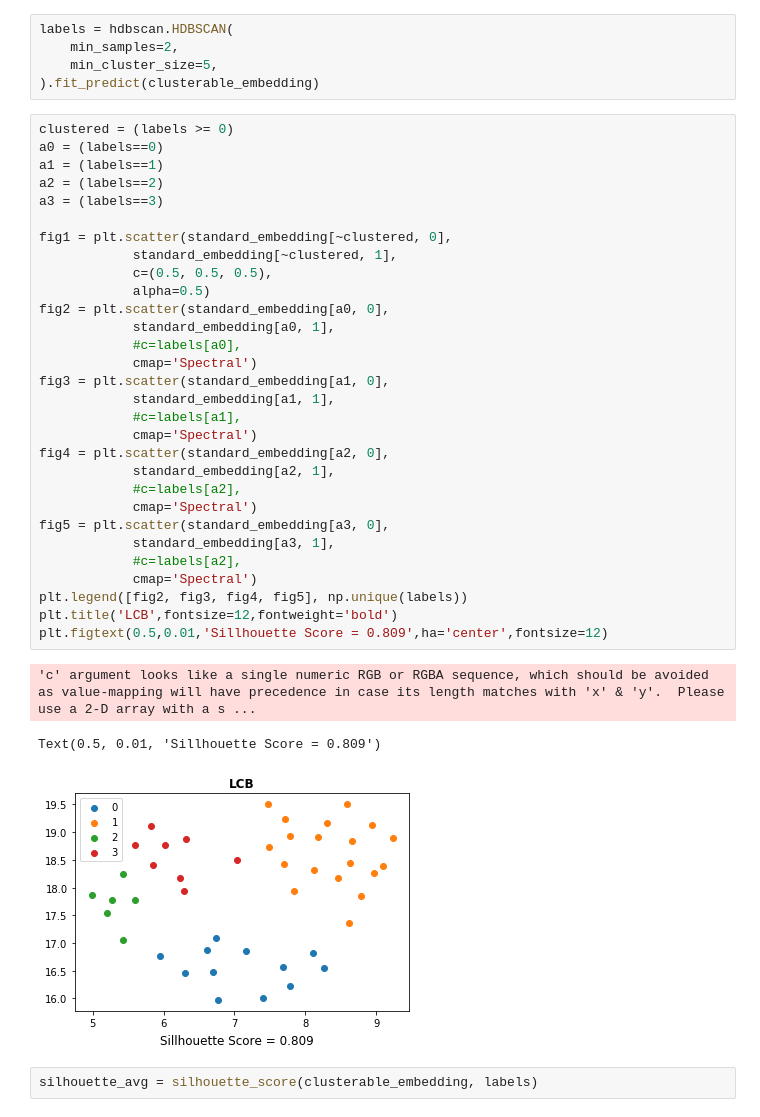
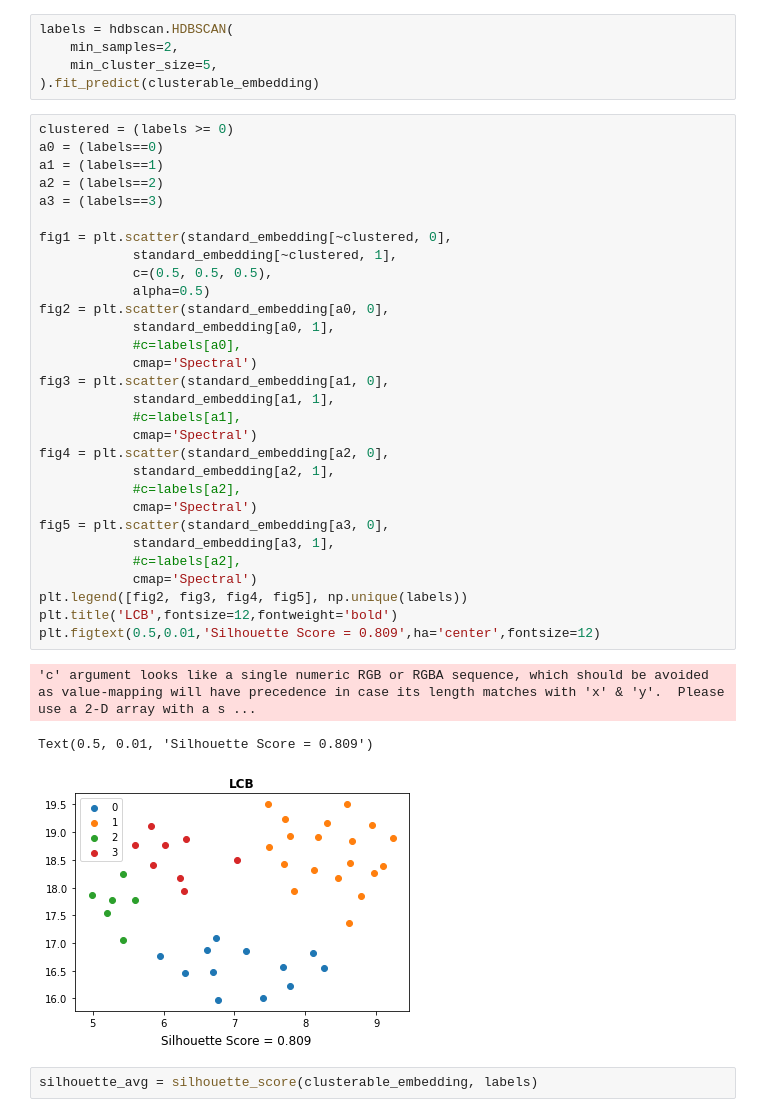
Before and after one commit to grovershreyf9t/FootballPlayerFootedness, a Jupyter notebook: code/12_poswise_player_clustering_umap.ipynb, the cells around one changed output. Cells and saved outputs as stored; diff of their text form.

```diff
--- a/code/12_poswise_player_clustering_umap.ipynb
+++ b/code/12_poswise_player_clustering_umap.ipynb
@@ -135,36 +135,36 @@ labels = hdbscan.HDBSCAN(
 clustered = (labels >= 0)
 a0 = (labels==0)
 a1 = (labels==1)
 a2 = (labels==2)
 a3 = (labels==3)
 
 fig1 = plt.scatter(standard_embedding[~clustered, 0],
             standard_embedding[~clustered, 1],
             c=(0.5, 0.5, 0.5),
             alpha=0.5)
 fig2 = plt.scatter(standard_embedding[a0, 0],
             standard_embedding[a0, 1],
             #c=labels[a0],
             cmap='Spectral')
 fig3 = plt.scatter(standard_embedding[a1, 0],
             standard_embedding[a1, 1],
             #c=labels[a1],
             cmap='Spectral')
 fig4 = plt.scatter(standard_embedding[a2, 0],
             standard_embedding[a2, 1],
             #c=labels[a2],
             cmap='Spectral')
 fig5 = plt.scatter(standard_embedding[a3, 0],
             standard_embedding[a3, 1],
             #c=labels[a2],
             cmap='Spectral')
 plt.legend([fig2, fig3, fig4, fig5], np.unique(labels))
 plt.title('LCB',fontsize=12,fontweight='bold')
-plt.figtext(0.5,0.01,'Sillhouette Score = 0.809',ha='center',fontsize=12)
+plt.figtext(0.5,0.01,'Silhouette Score = 0.809',ha='center',fontsize=12)
 # %% [output]
 'c' argument looks like a single numeric RGB or RGBA sequence, which should be avoided as value-mapping will have precedence in case its length matches with 'x' & 'y'.  Please use a 2-D array with a s ...
-Text(0.5, 0.01, 'Sillhouette Score = 0.809')
+Text(0.5, 0.01, 'Silhouette Score = 0.809')
-[figure, old version]
+[figure, new version]
 # %%
 silhouette_avg = silhouette_score(clusterable_embedding, labels)
 # %%
```
Also changed, not shown: parts of 3 cells of this notebook.
